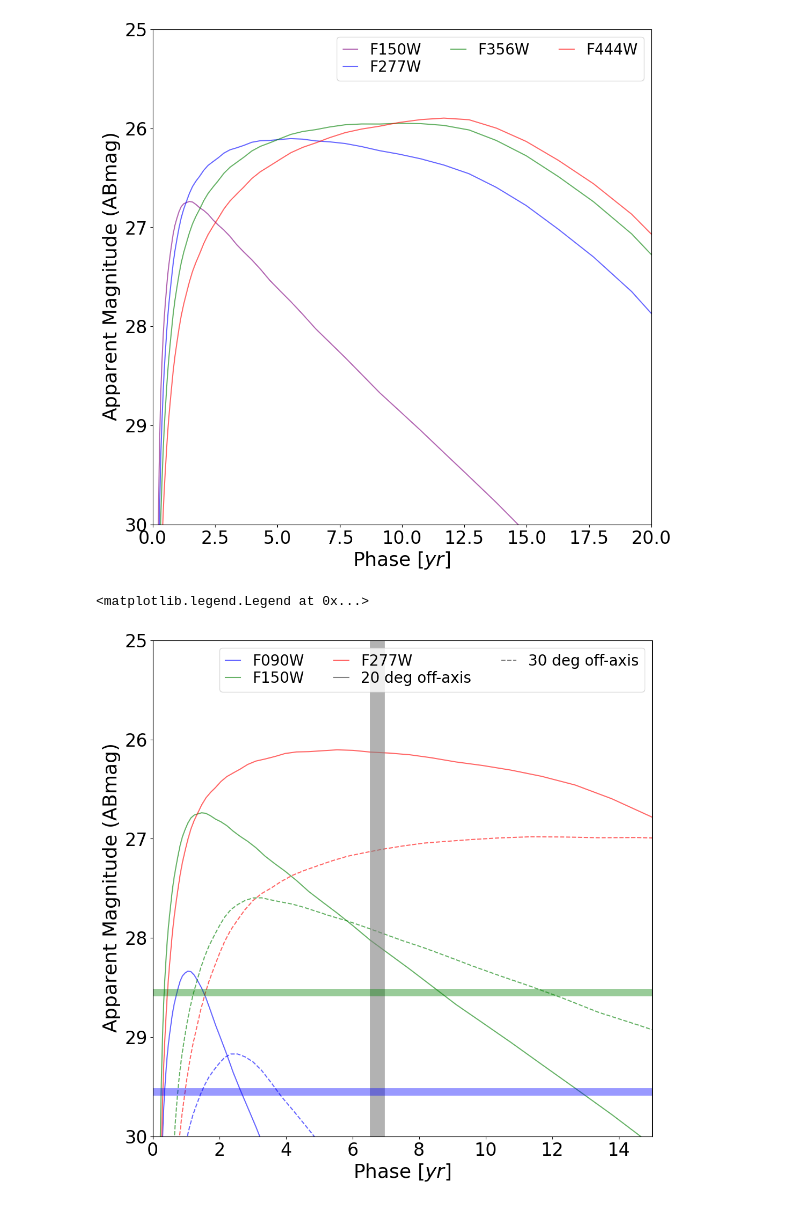
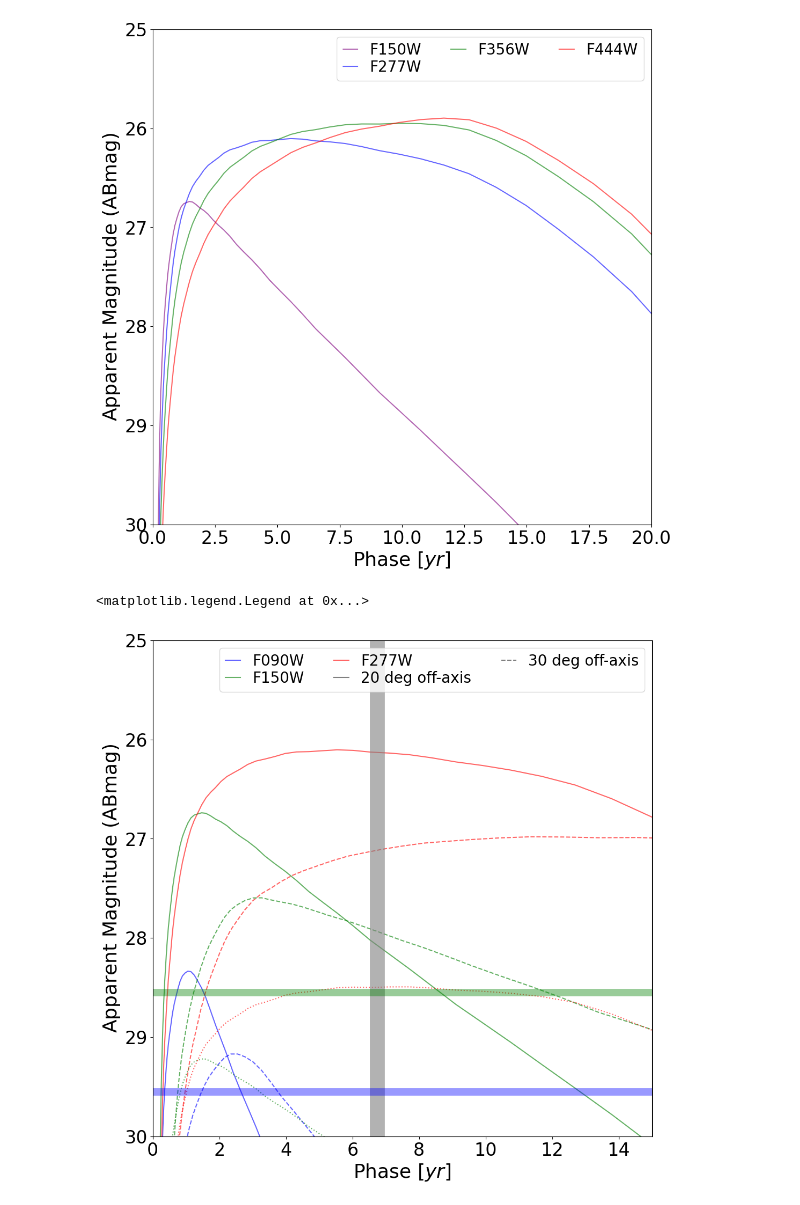
Before and after one commit to dsand/dustecho, a Jupyter notebook: example/Example_HST_JWST.ipynb, the cells around one changed output. Saved outputs shown, nothing was run; the diff lists cells and outputs as text; code cells hidden in the pictures.

```diff
--- a/example/Example_HST_JWST.ipynb
+++ b/example/Example_HST_JWST.ipynb
@@ -113,6 +113,15 @@ Lnu_30deg_f150 = np.loadtxt('nH1.0e+00_lam1.50um_theobs0.52_Ldnu_xcentr.txt',max
 fnu_30deg_f150_at10pc = Lnu_30deg_f150/(4.*np.pi*(10.*3.086E18)**2)
 
 
+#equivalent of F090W; low nH
+Lnu_lonH_f090 = np.loadtxt('nH1.0e-01_lam0.90um_theobs0.35_Ldnu_xcentr.txt',max_rows=1,skiprows=2)
+fnu_lonH_f090_at10pc = Lnu_lonH_f090/(4.*np.pi*(10.*3.086E18)**2)
+
+#equivalent of F150W; low nH
+Lnu_lonH_f150 = np.loadtxt('nH1.0e-01_lam1.50um_theobs0.35_Ldnu_xcentr.txt',max_rows=1,skiprows=2)
+fnu_lonH_f150_at10pc = Lnu_lonH_f150/(4.*np.pi*(10.*3.086E18)**2)
+
+
 #equivalent of F200W
 Lnu_f200 = np.loadtxt('nH1.0e+00_lam2.00um_theobs0.35_Ldnu_xcentr.txt',max_rows=1,skiprows=2)
 fnu_f200_at10pc = Lnu_f200/(4.*np.pi*(10.*3.086E18)**2)
@@ -125,6 +134,10 @@ fnu_f277_at10pc = Lnu_f277/(4.*np.pi*(10.*3.086E18)**2)
 Lnu_30deg_f277 = np.loadtxt('nH1.0e+00_lam2.77um_theobs0.52_Ldnu_xcentr.txt',max_rows=1,skiprows=2)
 fnu_30deg_f277_at10pc = Lnu_30deg_f277/(4.*np.pi*(10.*3.086E18)**2)
 
+#equivalent of F277W; lo nH
+Lnu_lonH_f277 = np.loadtxt('nH1.0e-01_lam2.77um_theobs0.35_Ldnu_xcentr.txt',max_rows=1,skiprows=2)
+fnu_lonH_f277_at10pc = Lnu_lonH_f277/(4.*np.pi*(10.*3.086E18)**2)
+
 #equivalent of F356W
 Lnu_f356 = np.loadtxt('nH1.0e+00_lam3.56um_theobs0.35_Ldnu_xcentr.txt',max_rows=1,skiprows=2)
 fnu_f356_at10pc = Lnu_f356/(4.*np.pi*(10.*3.086E18)**2)
@@ -148,6 +161,9 @@ mag_f160 = magabs_f160+DM
 magabs_f090 = -2.5*np.log10(fnu_f090_at10pc)-48.60
 mag_f090 = magabs_f090+DM
 
+magabs_lonH_f090 = -2.5*np.log10(fnu_lonH_f090_at10pc)-48.60
+mag_lonH_f090 = magabs_lonH_f090+DM
+
 magabs_30deg_f090 = -2.5*np.log10(fnu_30deg_f090_at10pc)-48.60
 mag_30deg_f090 = magabs_30deg_f090+DM
 
@@ -157,6 +173,8 @@ mag_f150 = magabs_f150+DM
 magabs_30deg_f150 = -2.5*np.log10(fnu_30deg_f150_at10pc)-48.60
 mag_30deg_f150 = magabs_30deg_f150+DM
 
+magabs_lonH_f150 = -2.5*np.log10(fnu_lonH_f150_at10pc)-48.60
+mag_lonH_f150 = magabs_lonH_f150+DM
 
 magabs_f200 = -2.5*np.log10(fnu_f200_at10pc)-48.60
 mag_f200 = magabs_f200+DM
@@ -167,6 +185,9 @@ mag_f277 = magabs_f277+DM
 magabs_30deg_f277 = -2.5*np.log10(fnu_30deg_f277_at10pc)-48.60
 mag_30deg_f277 = magabs_30deg_f277+DM
 
+magabs_lonH_f277 = -2.5*np.log10(fnu_lonH_f277_at10pc)-48.60
+mag_lonH_f277 = magabs_lonH_f277+DM
+
 magabs_f356 = -2.5*np.log10(fnu_f356_at10pc)-48.60
 mag_f356 = magabs_f356+DM
 
@@ -221,34 +242,37 @@ plt.plot(t_year,mag_f277,'-',ms=8,alpha=0.6,mew=0.5,color='red', label='F277W')
 plt.plot(t_year_30deg,mag_30deg_f277,ls='dashed',ms=8,alpha=0.6,mew=0.5,color='red')
 plt.plot(t_year_30deg,mag_30deg_f150,ls='dashed',ms=8,alpha=0.6,mew=0.5,color='green')
 plt.plot(t_year_30deg,mag_30deg_f090,ls='dashed',ms=8,alpha=0.6,mew=0.5,color='blue')
+plt.plot(t_year,mag_lonH_f090,ls='dotted',ms=8,alpha=0.6,mew=0.5,color='blue')
+plt.plot(t_year,mag_lonH_f150,ls='dotted',ms=8,alpha=0.6,mew=0.5,color='green')
+plt.plot(t_year,mag_lonH_f277,ls='dotted',ms=8,alpha=0.6,mew=0.5,color='red')
 
 
 #plt.plot(t_year,mag_f356,'-',ms=8,alpha=0.6,mew=0.5,color='green', label='F356W')
 #plt.plot(t_year,mag_f444,'-',ms=8,alpha=0.6,mew=0.5,color='red', label='F444W')
 plt.xlim([0.,15.])
 plt.ylim([30.0,25.0])
 #plt.xlim(0.,10.)
 #plt.ylim(30.0,25.0)
 plt.plot( [-99,-98],[-1,0], color='grey',ls='solid',label='20 deg off-axis')
 plt.plot( [-99,-98],[-1,0], color='grey',ls='dashed',label='30 deg off-axis')
 
 xvec = [6.75,6.75]
 yvec = [30.0,25.0]
 plt.plot(xvec,yvec,color='grey',lw=20,alpha=0.6)
 
 f090_maglim = -3.5+DM
 xvec=[-1.0,100.]
 yvec = [f090_maglim,f090_maglim]
 plt.plot(xvec,yvec,color='blue',lw=10,alpha=0.4)
 
 f150_maglim = -4.5+DM
 xvec=[-1.0,100.]
 yvec = [f150_maglim,f150_maglim]
 
 plt.plot(xvec,yvec,color='green',lw=10,alpha=0.4)
 
 
 plt.legend(loc='upper right',markerscale=1,numpoints=1,ncol=3,labelspacing=0.15,handlelength=1.0,fontsize=20)
 # %% [output]
 <matplotlib.legend.Legend at 0x...>
-[figure, old version]
+[figure, new version]
```
Also changed, not shown: parts of 1 cell of this notebook, 4 other files.
